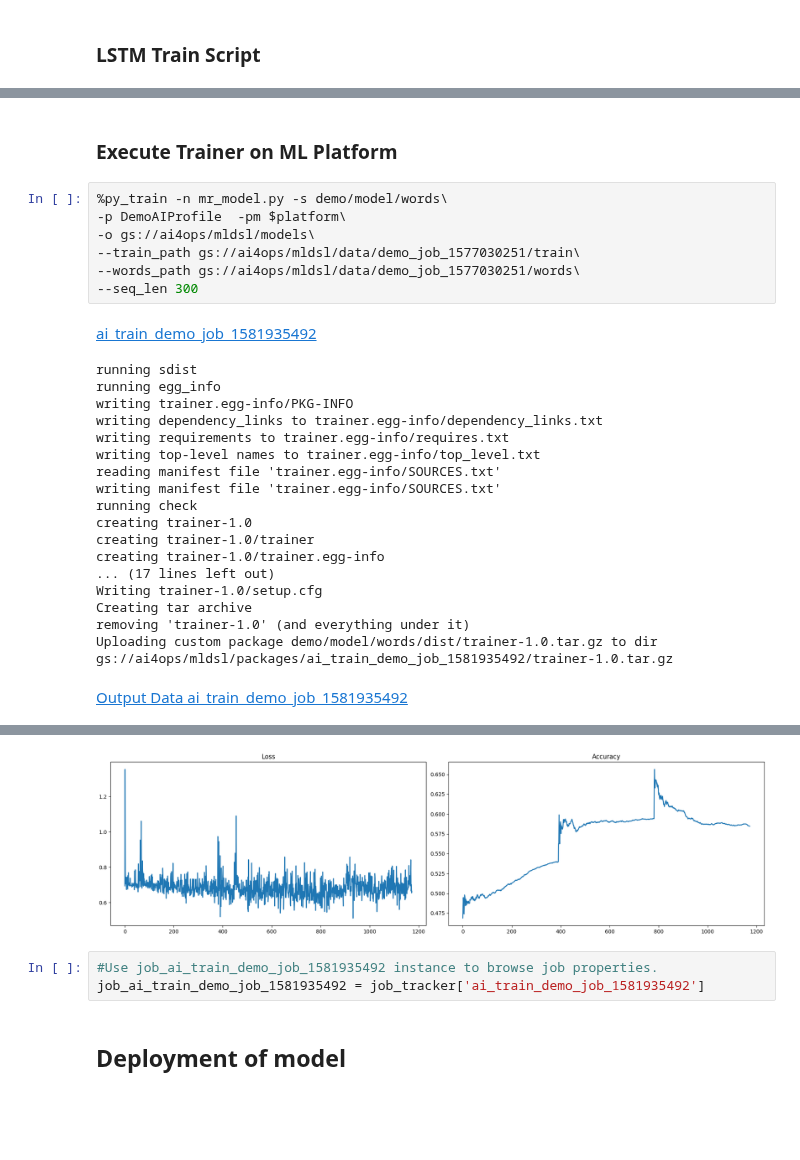
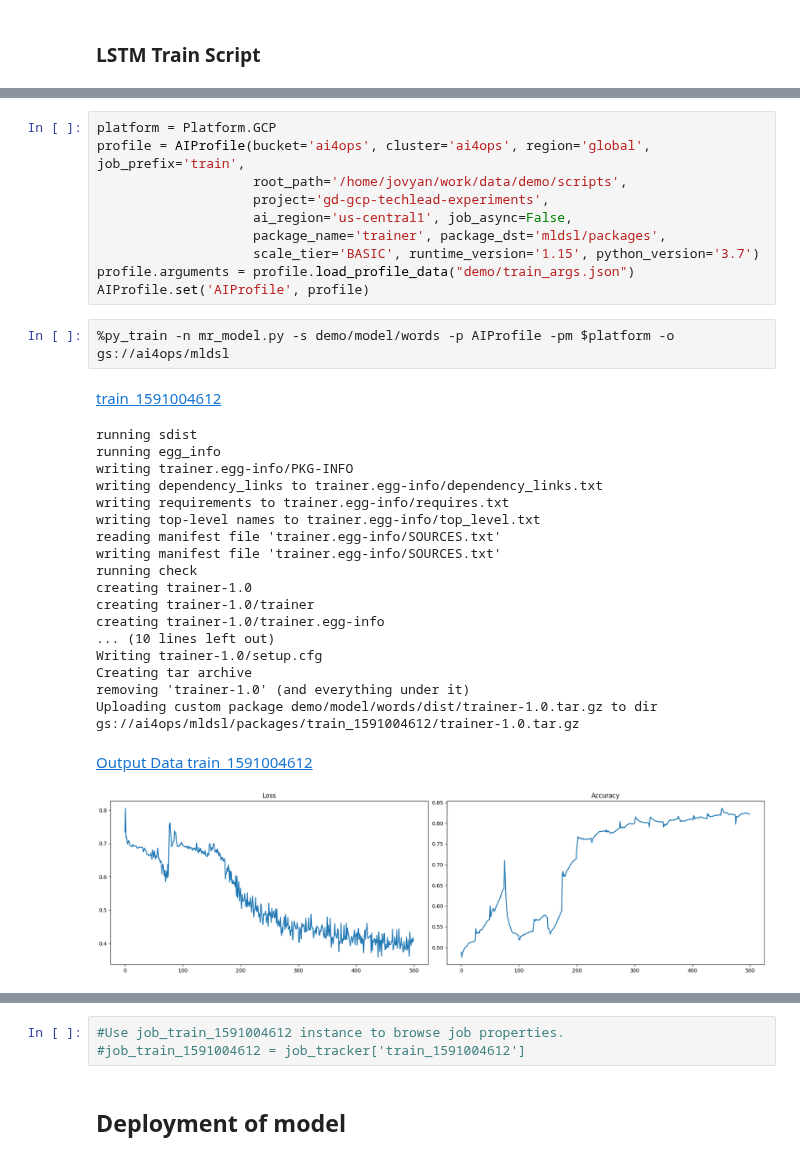
Before and after one commit to griddynamics/ml-dsl, a Jupyter notebook: notebooks/TestUseCase.ipynb, the cells around one changed output, grey strips where cells are left out. Cells and saved outputs as stored; diff of their text form; blank space fills up the shorter version.

```diff
--- a/notebooks/TestUseCase.ipynb
+++ b/notebooks/TestUseCase.ipynb
@@ -376,38 +290,41 @@ INFO:tensorflow:Assets written to: ./dev/models/20-02-17-10-29-11/assets
 <com.griddynamics.dsl.ml.py_script.PyScript at 0x...>
-# %% [markdown]
-### Execute Trainer on ML Platform
+# %%
+platform = Platform.GCP
+profile = AIProfile(bucket='ai4ops', cluster='ai4ops', region='global', job_prefix='train',
+                    root_path='/home/jovyan/work/data/demo/scripts',
+                    project='gd-gcp-techlead-experiments',
+                    ai_region='us-central1', job_async=False,
+                    package_name='trainer', package_dst='mldsl/packages',
+                    scale_tier='BASIC', runtime_version='1.15', python_version='3.7')
+profile.arguments = profile.load_profile_data("demo/train_args.json")
+AIProfile.set('AIProfile', profile)
 # %%
-%py_train -n mr_model.py -s demo/model/words\
--p DemoAIProfile  -pm $platform\
--o gs://ai4ops/mldsl/models\
---train_path gs://ai4ops/mldsl/data/demo_job_1577030251/train\
---words_path gs://ai4ops/mldsl/data/demo_job_1577030251/words\
---seq_len 300
+%py_train -n mr_model.py -s demo/model/words -p AIProfile -pm $platform -o gs://ai4ops/mldsl
 # %% [output]
-ai_train_demo_job_1581935492
+train_1591004612
 running sdist
 running egg_info
 writing trainer.egg-info/PKG-INFO
 writing dependency_links to trainer.egg-info/dependency_links.txt
 writing requirements to trainer.egg-info/requires.txt
 writing top-level names to trainer.egg-info/top_level.txt
 reading manifest file 'trainer.egg-info/SOURCES.txt'
 writing manifest file 'trainer.egg-info/SOURCES.txt'
 running check
 creating trainer-1.0
 creating trainer-1.0/trainer
 creating trainer-1.0/trainer.egg-info
-... (17 lines left out)
+... (10 lines left out)
 Writing trainer-1.0/setup.cfg
 Creating tar archive
 removing 'trainer-1.0' (and everything under it)
-Uploading custom package demo/model/words/dist/trainer-1.0.tar.gz to dir gs://ai4ops/mldsl/packages/ai_train_demo_job_1581935492/trainer-1.0.tar.gz
+Uploading custom package demo/model/words/dist/trainer-1.0.tar.gz to dir gs://ai4ops/mldsl/packages/train_1591004612/trainer-1.0.tar.gz
-Output Data ai_train_demo_job_1581935492
+Output Data train_1591004612
+[figure, new version]
 [interactive output not drawn]
-[figure, old version]
 # %%
-#Use job_ai_train_demo_job_1581935492 instance to browse job properties.
-job_ai_train_demo_job_1581935492 = job_tracker['ai_train_demo_job_1581935492']
+#Use job_train_1591004612 instance to browse job properties.
+#job_train_1591004612 = job_tracker['train_1591004612']
 # %% [markdown]
 ## Deployment of model
 # %% [markdown]
```
Also changed, not shown: parts of 29 cells of this notebook, 1 other file.
